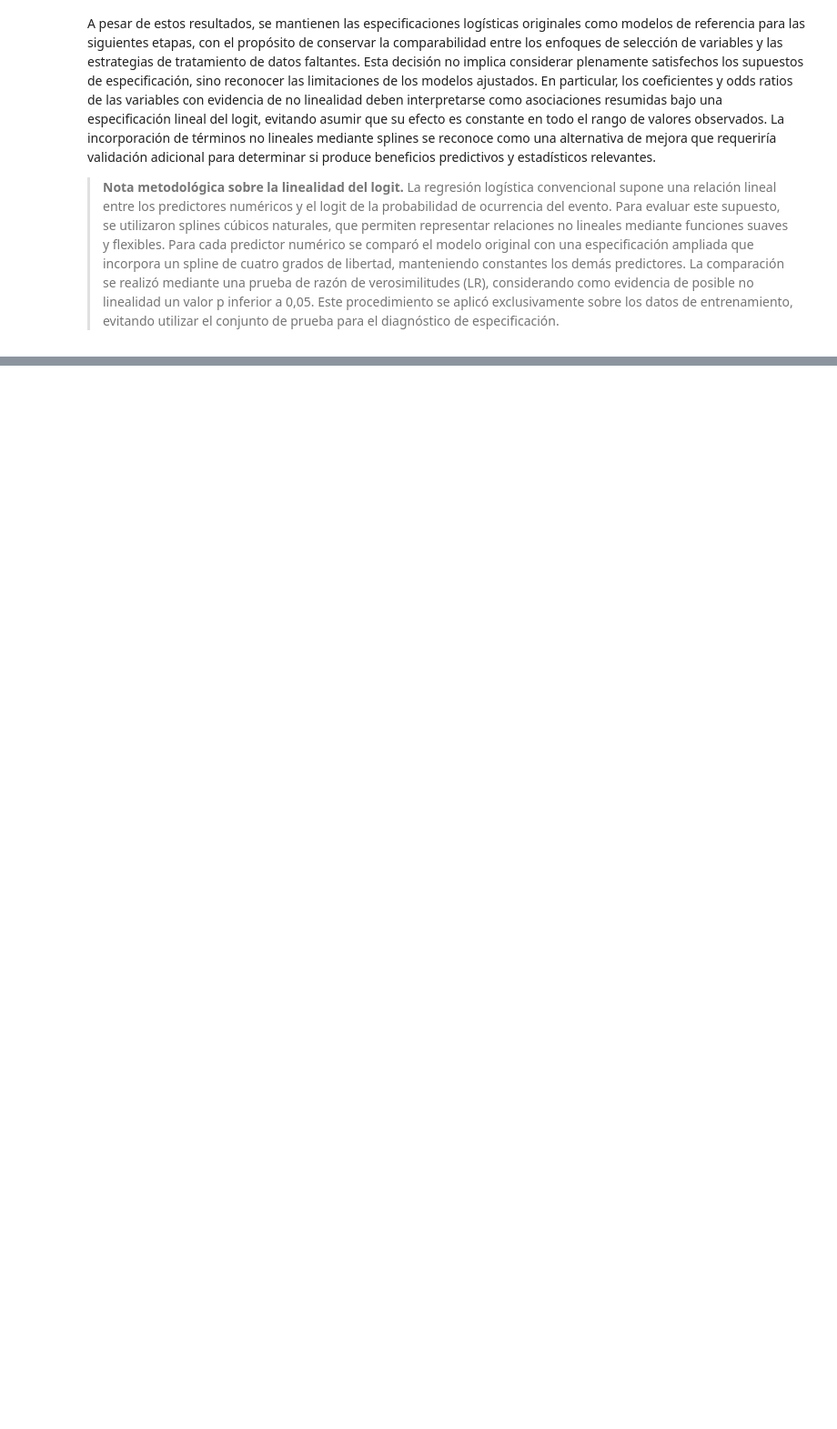
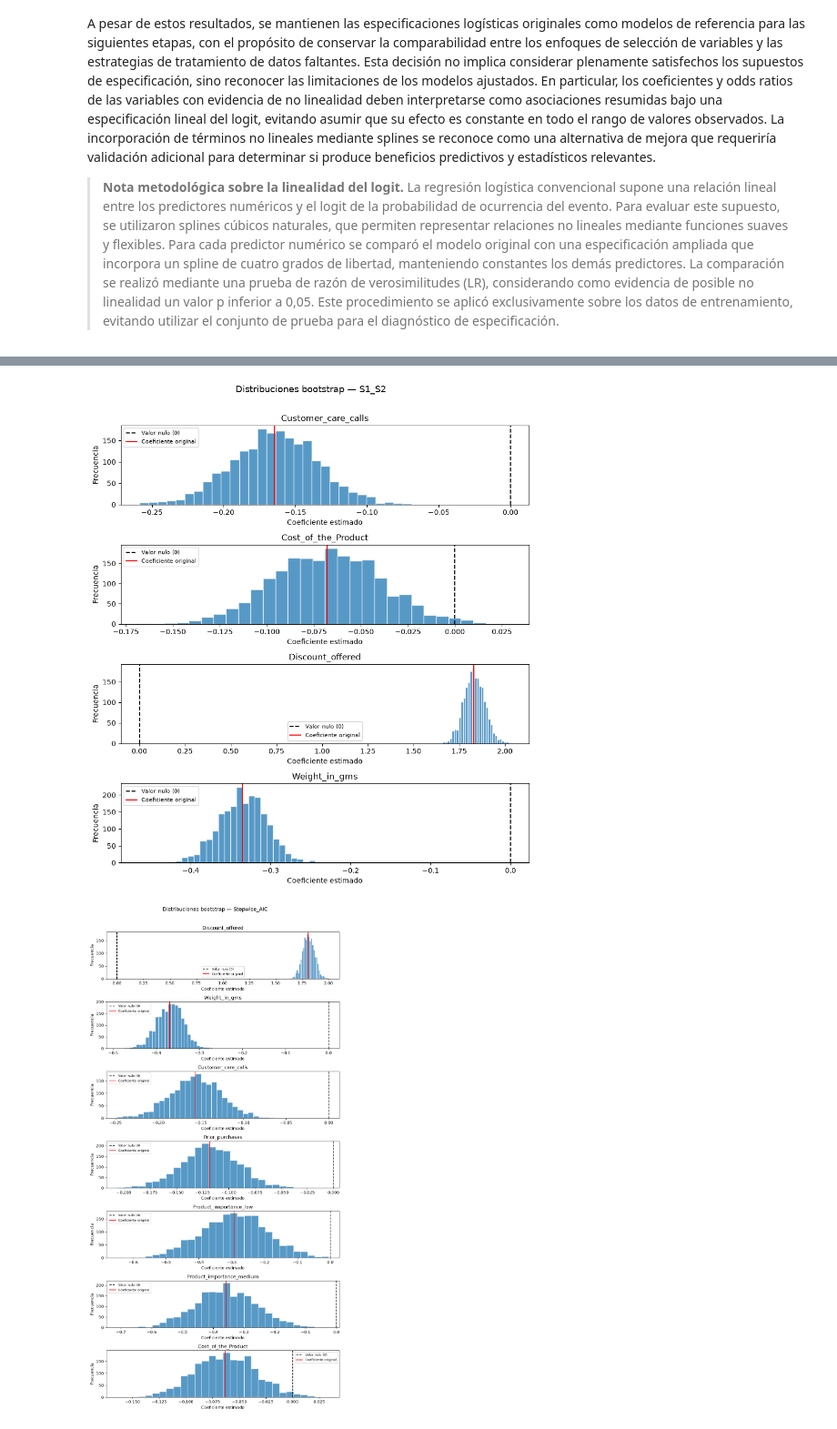
Before and after one commit to jorge170102/ESTAD-STICA-COMPUTACIONAL---Grupo-7--MCDI501.202682.1914.EL.ON, a Jupyter notebook: notebooks/sumativa_3.ipynb, the cells around one changed output, grey strips where cells are left out. Shown at 91% size. Saved outputs shown, nothing was run; the diff lists cells and outputs as text; code cells hidden in the pictures; blank space fills up the shorter version.

Commit message:
Bootstrap para coeficientes y evaluación de impacto en tratamiento de faltantes

```diff
--- a/notebooks/sumativa_3.ipynb
+++ b/notebooks/sumativa_3.ipynb
@@ -1394,0 +1562,70 @@ En particular, los coeficientes y odds ratios de las variables con evidencia de
+# %%
+# ============================================================
+# 5.1. Visualización de distribuciones bootstrap
+# ============================================================
+
+for nombre, info in resultados_boot.items():
+
+    replicas = info["replicas"]
+    columnas = info["columnas"]
+
+    # Excluir el intercepto de los gráficos
+    posiciones = [
+        j for j, variable in enumerate(columnas)
+        if variable != "const"
+    ]
+
+    n_graficos = len(posiciones)
+
+    fig, axs = plt.subplots(
+        n_graficos,
+        1,
+        figsize=(9, 2.5 * n_graficos)
+    )
+
+    axs = np.atleast_1d(axs)
+
+    # Coeficientes originales
+    coef_original = modelos_boot[nombre].params.to_numpy()
+
+    for ax, j in zip(axs, posiciones):
+
+        ax.hist(
+            replicas[:, j],
+            bins=30,
+            alpha=0.75,
+            edgecolor="white"
+        )
+
+        # Valor nulo
+        ax.axvline(
+            0,
+            color="black",
+            linestyle="--",
+            label="Valor nulo (0)"
+        )
+
+        # Coeficiente original
+        ax.axvline(
+            coef_original[j],
+            color="red",
+            linestyle="-",
+            label="Coeficiente original"
+        )
+
+        ax.set_title(columnas[j])
+        ax.set_xlabel("Coeficiente estimado")
+        ax.set_ylabel("Frecuencia")
+        ax.legend(fontsize=8)
+
+    fig.suptitle(
+        f"Distribuciones bootstrap — {nombre}",
+        fontsize=13,
+        y=1.01
+    )
+
+    plt.tight_layout()
+    plt.show()
+# %% [output]
+[figure, added]
+[figure, added]
```
Also changed, not shown: parts of 7 cells of this notebook.
